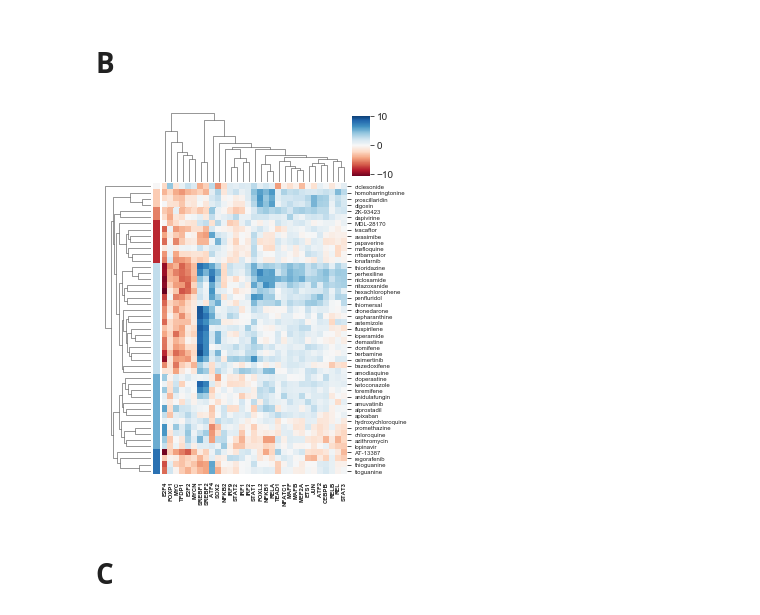
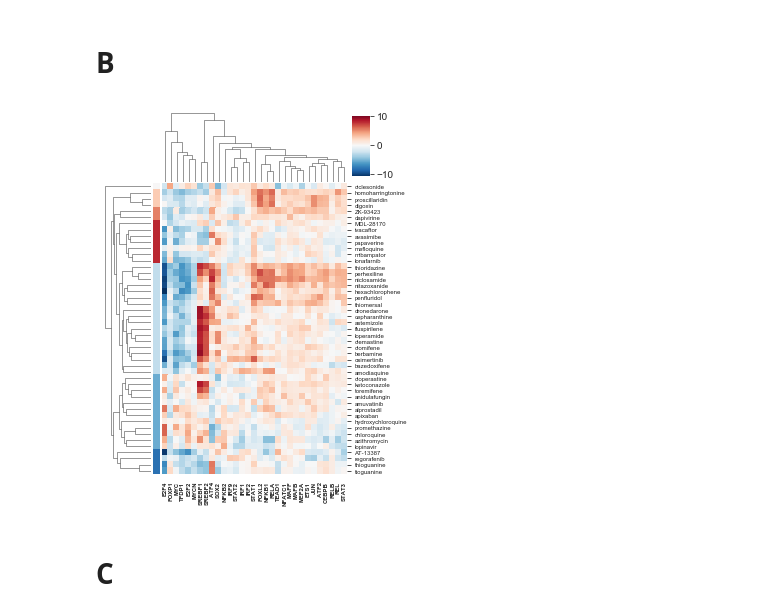
Before and after one commit to comp-sys-pharm/SARS-CoV-2-cholesterol, a Jupyter notebook: notebooks/figures_draft.ipynb, the cells around one changed output. Saved outputs shown, nothing was run; the diff lists cells and outputs as text; code cells hidden in the pictures.

```diff
--- a/notebooks/figures_draft.ipynb
+++ b/notebooks/figures_draft.ipynb
@@ -15,3 +17,5 @@ from statsmodels.nonparametric.smoothers_lowess import lowess
+# %%
+colormap = 'RdBu_r'
 # %% [markdown]
 ## Figure 1
 # %% [markdown]
@@ -89,7 +92,7 @@ from sklearn.cluster import AgglomerativeClustering
 # %%
 clustering = linkage(drug_tf.loc[chembl_drugs['0'].values],method='average')
 # %%
-pal = sns.color_palette("RdBu_r", 7)
+pal = sns.color_palette(colormap, 7)
 cluster_colors = pal.as_hex()
 # %%
 cluster_dict = {}
@@ -106,17 +109,17 @@ clusters = pd.Series(model.fit_predict(drug_tf.loc[chembl_drugs['0'].values]),in
 #    clusters[clusters==i] = cluster_colors[i]
 #clusters.to_csv('../results/drug_clusters.csv', sep=',')
 # %%
-g = sns.clustermap(drug_tf.loc[chembl_drugs['0'].values, tfs_host], cmap='RdBu', xticklabels=True,
+g = sns.clustermap(drug_tf.loc[chembl_drugs['0'].values, tfs_host], cmap=colormap, xticklabels=True,
                    yticklabels=True, row_colors=clusters.map(cluster_dict), figsize=(5,6), row_linkage=clustering,
                   cbar_pos=[0.72, 0.82, 0.05, 0.14], vmax=10, center = 0
                   )
 g.ax_heatmap.set_xticklabels(g.ax_heatmap.get_xmajorticklabels(), fontsize = 6, fontweight = 'bold')
 g.ax_heatmap.set_yticklabels(g.ax_heatmap.get_ymajorticklabels(), fontsize = 6)
 
 plt.savefig('../figures/draft/Fig2B.pdf')
 plt.show()
 # %% [output]
-[figure, old version]
+[figure, new version]
 # %% [markdown]
 # C
 # %%
```
Also changed, not shown: parts of 11 cells of this notebook.
